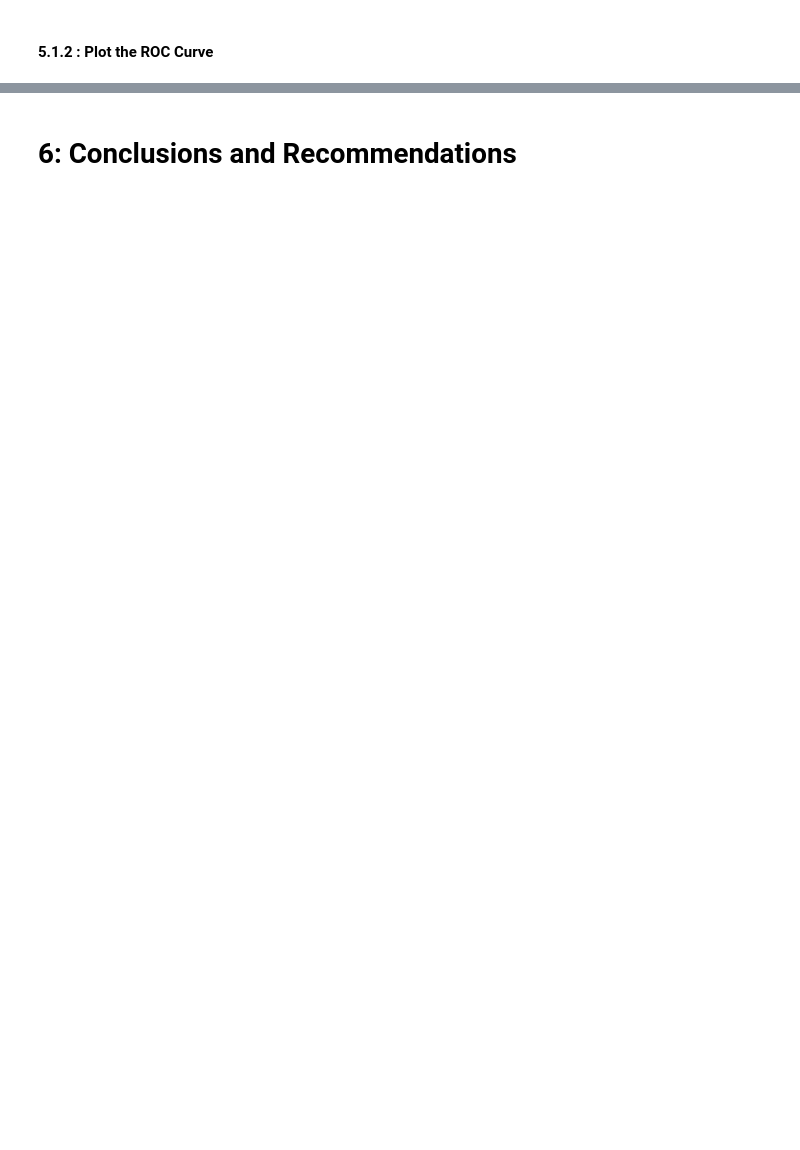
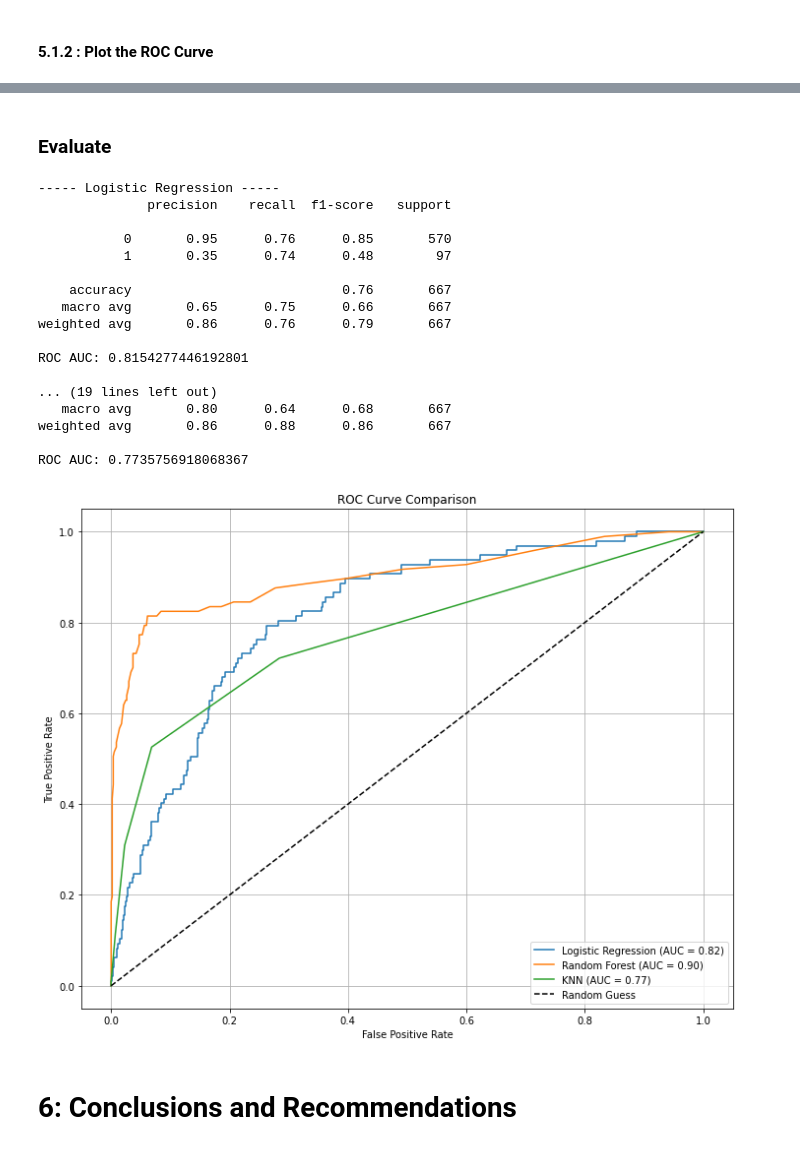
Before and after one commit to rurigi-waweru/dsfpt10-p3-end-of-phase-3-project, a Jupyter notebook: notebook.ipynb, the cells around one changed output, grey strips where cells are left out. Saved outputs shown, nothing was run; the diff lists cells and outputs as text; code cells hidden in the pictures; blank space fills up the shorter version.

Commit message:
successful-completion-of-models-generations -b

```diff
--- a/notebook.ipynb
+++ b/notebook.ipynb
@@ -498,2 +499,66 @@ plt.show()
+# %% [markdown]
+### Evaluate
+# %%
+import matplotlib.pyplot as plt
+from sklearn.metrics import roc_curve, auc
+
+# Initialize a plot
+plt.figure(figsize=(10, 8))
+
+# Train and evaluate each model
+for name, model in models.items():
+    print(f"\n----- {name} -----")
+
+    # Use scaled or unscaled data depending on the model
+    if name in ["SVM", "KNN"]:
+        model.fit(X_train_scaled, y_train)
+        y_pred = model.predict(X_test_scaled)
+        y_proba = model.predict_proba(X_test_scaled)[:, 1]
+    else:
+        model.fit(X_train, y_train)
+        y_pred = model.predict(X_test)
+        y_proba = model.predict_proba(X_test)[:, 1]
+
+    # ROC curve values
+    fpr, tpr, _ = roc_curve(y_test, y_proba)
+    roc_auc = auc(fpr, tpr)
+
+    # Plot ROC curve
+    plt.plot(fpr, tpr, label=f'{name} (AUC = {roc_auc:.2f})')
+
+    # Optionally print performance
+    print(classification_report(y_test, y_pred))
+    print("ROC AUC:", roc_auc)
+
+# Plot reference line
+plt.plot([0, 1], [0, 1], 'k--', label='Random Guess')
+
+# Plot settings
+plt.xlabel('False Positive Rate')
+plt.ylabel('True Positive Rate')
+plt.title('ROC Curve Comparison')
+plt.legend(loc='lower right')
+plt.grid(True)
+plt.tight_layout()
+plt.show()
+# %% [output]
+----- Logistic Regression -----
+              precision    recall  f1-score   support
+
+           0       0.95      0.76      0.85       570
+           1       0.35      0.74      0.48        97
+
+    accuracy                           0.76       667
+   macro avg       0.65      0.75      0.66       667
+weighted avg       0.86      0.76      0.79       667
+
+ROC AUC: 0.8154277446192801
+
+... (19 lines left out)
+   macro avg       0.80      0.64      0.68       667
+weighted avg       0.86      0.88      0.86       667
+
+ROC AUC: 0.7735756918068367
+[figure, added]
 # %% [markdown]
 # 6: Conclusions and Recommendations
```
Also changed, not shown: parts of 7 cells of this notebook, 2 other files.
